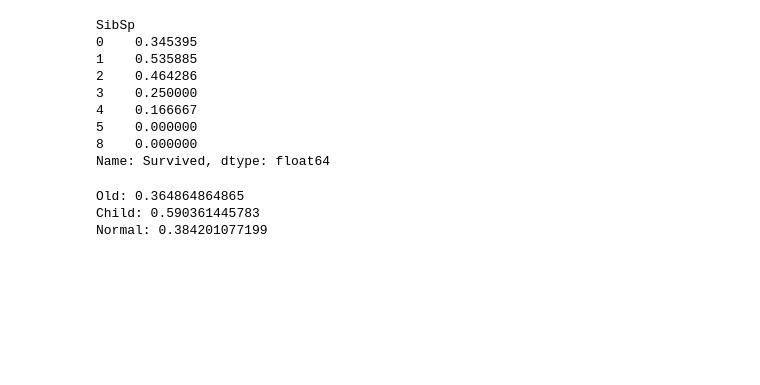
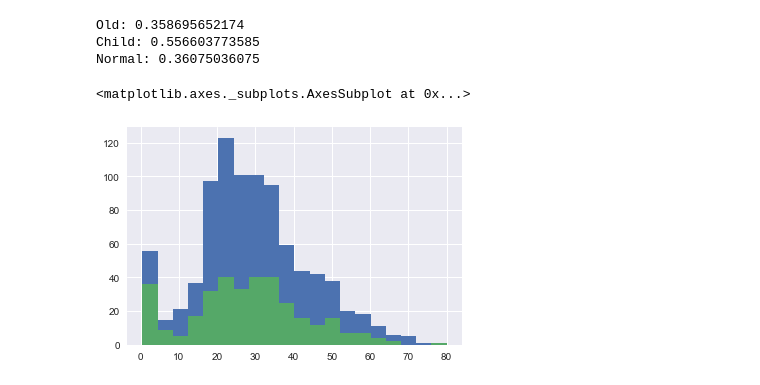
Before and after one commit to star-001/DataAnalysis, a Jupyter notebook: Titanic/Titanic_Notebook.ipynb, the cells around one changed output. Saved outputs shown, nothing was run; the diff lists cells and outputs as text; code cells hidden in the pictures; blank space fills up the shorter version.

```diff
--- a/Titanic/Titanic_Notebook.ipynb
+++ b/Titanic/Titanic_Notebook.ipynb
@@ -56,12 +131,0 @@ Name: Survived, dtype: float64
-# %%
-titanic_df.groupby('SibSp')['Survived'].sum()/titanic_df.groupby('SibSp')['Survived'].count()
-# %% [output]
-SibSp
-0    0.345395
-1    0.535885
-2    0.464286
-3    0.250000
-4    0.166667
-5    0.000000
-8    0.000000
-Name: Survived, dtype: float64
@@ -68,19 +134,29 @@ Name: Survived, dtype: float64
 # %%
-#老年人的存活率
-titanic_old_df = titanic_df[titanic_df['Age']>=50]
+#老年人的生还率
+titanic_old_df = df[df['Age']>=50]
 old_survived_p = titanic_old_df['Survived'].sum()/titanic_old_df['Survived'].count()
-#孩子的存活率
-titanic_child_df = titanic_df[titanic_df['Age']<=15]
+#孩子的生还率
+titanic_y_df = df[df['Age']<=15]
+titanic_child_df = titanic_y_df[titanic_y_df['Age']>0]
 child_survived_p =  titanic_child_df['Survived'].sum()/titanic_child_df['Survived'].count()
-#成人的存活率
-titanic_x_df = titanic_df[titanic_df['Age']>15]
-titanic_normal_df = titanic_x_df[titanic_x_df['Age']<50]
-normal_survived_p =  titanic_normal_df['Survived'].sum()/titanic_normal_df['Survived'].count()
+#成人的生还率
+titanic_x_df = df[df['Age']>15]
+titanic_adult_df = titanic_x_df[titanic_x_df['Age']<50]
+adult_survived_p =  titanic_adult_df['Survived'].sum()/titanic_adult_df['Survived'].count()
 
 print('Old:',old_survived_p)
 print('Child:',child_survived_p)
-print('Normal:',normal_survived_p)
+print('Normal:',adult_survived_p)
 # %% [output]
-Old: 0.364864864865
-Child: 0.590361445783
-Normal: 0.384201077199
+Old: 0.358695652174
+Child: 0.556603773585
+Normal: 0.36075036075
+# %%
+
+#乘客年龄分布直方图(蓝色)
+df.loc[:,'Age'].hist(bins = 20)
+#生还的乘客年龄分布直方图(绿色)
+df.loc[df.Survived==1,'Age'].hist(bins = 20)
+# %% [output]
+<matplotlib.axes._subplots.AxesSubplot at 0x...>
+[figure, added]
```
Also changed, not shown: parts of 22 cells of this notebook.
